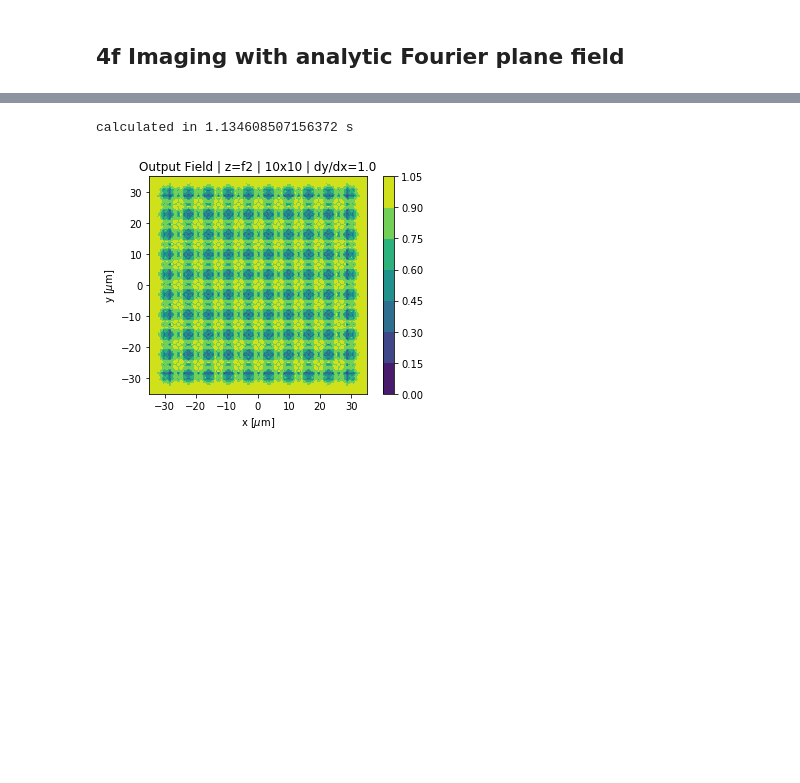
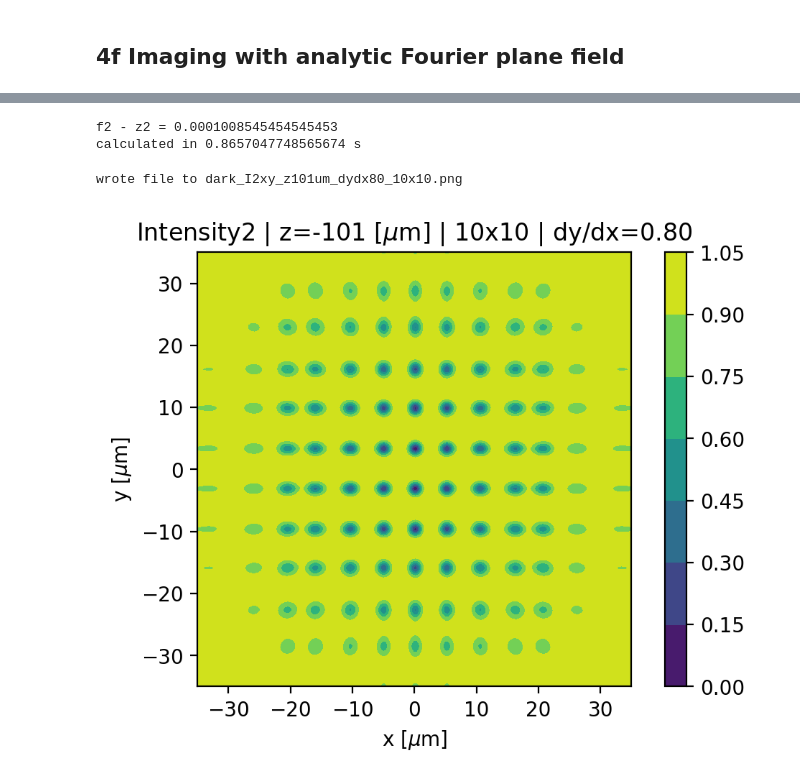
Before and after one commit to prhuft/fourier-optics, a Jupyter notebook: fft_optics.ipynb, the cells around one changed output, grey strips where cells are left out. Drawn from its saved outputs; the diff is of its cells as text; code cells hidden in the pictures; blank space fills up the shorter version.

Commit message:
fft Talbot analysis working

```diff
--- a/fft_optics.ipynb
+++ b/fft_optics.ipynb
@@ -160,12 +175,13 @@ def repeat_phase(x1,y1,dx,dy,xnum,ynum,f1,k):
             /(sin(sin(k*dx*x1/(2*f1))*sin(k*dy*y1/(2*f1)))))
 
 field1 = zeros((pts, pts))
-
+t0 = time()
 q3_phases = empty((midpt, midpt), complex)
 q3 = empty((midpt, midpt), complex)
 for i in range(midpt):
     for j in range(midpt):
         q3_phases[i,j] = repeat_phase(x1pts[i], x1pts[j], dx, dy, xnum, ynum, f1, k)
-        q3[i,j] = A0*a*j1(a*rr[i,j]*k/f1)*q3_phases[i,j]/rr[i,j]
+        q3[i,j] = -1j*A0*a*j1(a*rr[i,j]*k/f1)*q3_phases[i,j]/rr[i,j]
 print(f"calculated in {time()-t0} s")
+field1 = from_quadrant3(q3)
 # %% [output]
@@ -187,21 +189,66 @@ prop = lambda z2, f2, rr: exp(-1j*k*rr**2*(z2/f2 - 1)/(2*f)) # = 1 when z2 = f2
-# %%
-## compute the 2D fft
-t0 = time()
-z2 = f2 - zTalbotx
-field2 = fftshift(fft2(ifftshift(field1*prop(z2, f2, rr)))) # might need a nyquist mask?
-print(f"calculated in {time()-t0} s")
-# %% [output]
-calculated in 1.134608507156372 s
+# %%
+I1_xy = conjugate(field1)*field1
+
+# mask the field - pinhole filter of radius b
+mask = circ_mask(rr, b)
+
+# fig, ax = figax()
+# cbar = ax.contourf(x1pts, x1pts, (I1_xy*mask)[:pts,:pts])
+# fig.colorbar(cbar)
+# fig.dpi = 100
+# %%
+## compute the 2D fft in xy plane
+
+# make a phase mask for the fft argument -- this propagates the field a distance z2 from lens f2
+prop = lambda z2, f2, rr: exp(-1j*k*rr**2*(z2/f2 - 1)/(2*f2)) # = 1 when z2 = f2
+
+# set z2 from second lens
+z2 = f2 - zTalbotx
+
+# pad the field with zeros, as well as any other arrays to be used hereafter.
+padding = 100
+field1 = zero_pad(field1*mask, padding) # add the mask here too
+rr = zero_pad(rr, padding)
+
+t0 = time()
+print('f2 - z2 =',f2-z2)
+field2 = fftshift(fft2(ifftshift(field1*prop(z2, f2, rr)))) # might need a nyquist mask?
+print(f"calculated in {time()-t0} s")
+
+# unpad the fields, etc
+field1 = unpad(field1, padding)
+field2 = unpad(field2, padding)
+rr = unpad(rr, padding)
+# %% [output]
+f2 - z2 = 0.0001008545454545453
+calculated in 0.8657047748565674 s
+# %%
+## calculate the output intensity, normalized to intensity in focal plane
+
+# the peak intensity for a bright array may be different based on dx/dy, xnum, ynum, etc
+# so anytime you change one of those, run the above cell with z2=f2 to reset the normalization
+# constant I2xy_max below before doing subsequent out-of-focus calculations
+
+I2_xy = conjugate(field2)*field2
+if f2 - z2 == 0: # will crash if don't run f2-z2 as the first run in the notebook. by design.
+    I2xy_max = amax(I2_xy) # so we can always normalize to the focal plane field
+    print(f"set the I2xy_max={I2xy_max}")
+I2_xy = 1 - I2_xy/I2xy_max #I2xy_max
 # %%
-I2_xy = conjugate(field2)*field2
-I2_xy = 1 - I2_xy/amax(I2_xy)
+# save file?
+savefile=True
+fname = f'dark_I2xy_z{(f2 - z2)*1e6:0.0f}um_dydx{int(100*dy/dx)}_{xnum}x{ynum}.png'
 
-x2pts = array([i*1/(x1pts[1]-x1pts[0])*lmbda*f2/pts for i in linspace(-pts/2, pts/2, pts)])
+x2pts = array([i*1/(x1pts[1]-x1pts[0])*lmbda*f2/(2*padding + pts) for i in linspace(-pts/2, pts/2, pts)])
 scl = 1e6
 fig,ax = figax(roi=0.000035*scl,xlabel=r'x [$\mu$m]',ylabel=r'y [$\mu$m]')
+fig.dpi = 200
 cbar = ax.contourf(x2pts*scl, x2pts*scl, I2_xy)
 fig.colorbar(cbar)
-ax.set_title(f'Output Field | z=f2 | {xnum}x{ynum} | dy/dx={dy/dx}')
-plt.savefig('bright')
+ax.set_title(rf'Intensity2 | z={(z2 - f2)*1e6:0.0f} [$\mu$m] | {xnum}x{ynum} | dy/dx={dy/dx:0.2f}')
+if savefile:
+    plt.savefig(fname, bbox_inches='tight')
+    print('wrote file to',fname)
 # %% [output]
+wrote file to dark_I2xy_z101um_dydx80_10x10.png
-[figure, old version]
+[figure, new version]
```
Also changed, not shown: parts of 11 cells of this notebook, 14 other files.
